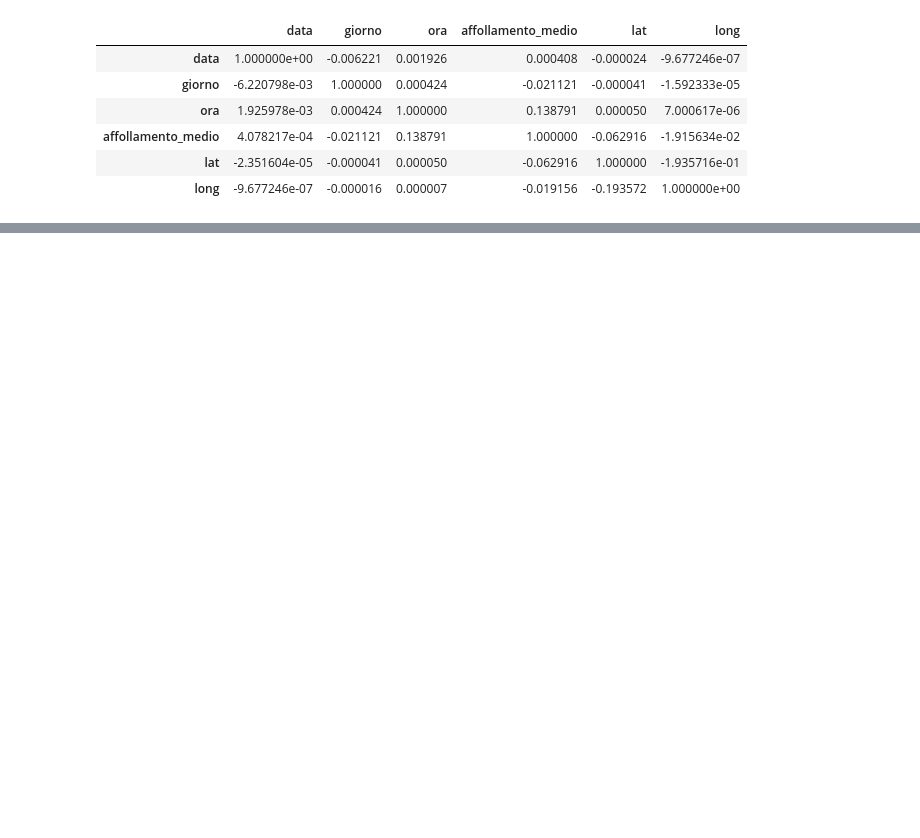
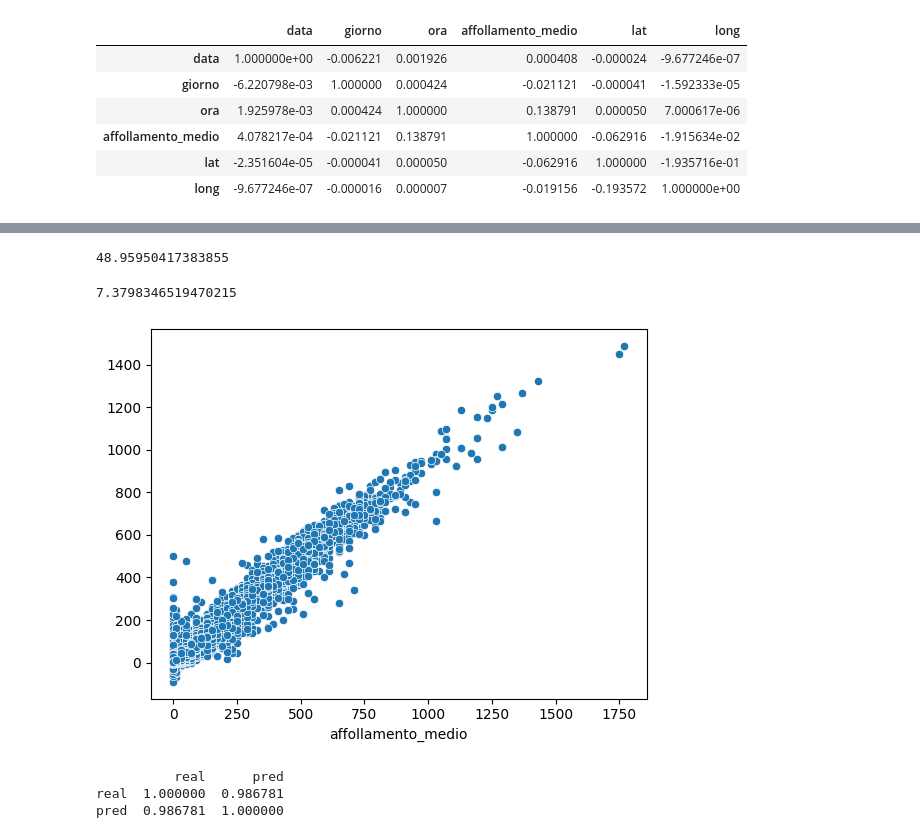
Before and after one commit to GabrieleBan/bologna_pop, a Jupyter notebook: main.ipynb, the cells around one changed output, grey strips where cells are left out. Drawn from its saved outputs; the diff is of its cells as text; code cells hidden in the pictures; blank space fills up the shorter version.

Commit message:
added regression

```diff
--- a/main.ipynb
+++ b/main.ipynb
@@ -233,0 +318,13 @@ plt.show()
+# %%
+from sklearn.preprocessing import StandardScaler
+
+scaler= StandardScaler()
+
+X=df.drop(columns='affollamento_medio')
+y=df['affollamento_medio']
+X=scaler.fit_transform(X)
+
+mean_y=y.mean()
+std_y=y.std()
+
+# y=[(t-mean_y)/std_y for t in y]
@@ -233,0 +345,44 @@ plt.show()
+# %%
+from sklearn.model_selection import train_test_split
+
+X_train, X_test, y_train, y_test = train_test_split(
+    X, y, test_size=0.33, random_state=42)
+# %%
+from sklearn.linear_model import LinearRegression
+from sklearn.metrics import mean_absolute_error
+model= LinearRegression()
+
+model.fit(X=X_train,y=y_train)
+
+preds=model.predict(X=X_test)
+print(mean_absolute_error(y_true=y_test, y_pred=preds))
+# %% [output]
+48.95950417383855
+# %%
+from xgboost import XGBRegressor
+from sklearn.metrics import mean_absolute_error
+model= XGBRegressor(n_estimators=200, max_depth=10, eta=0.1, subsample=0.7, colsample_bytree=0.8)
+
+model.fit(X=X_train,y=y_train)
+
+preds=model.predict(X=X_test)
+print(mean_absolute_error(y_true=y_test, y_pred=preds))
+# %% [output]
+7.3798346519470215
+# %%
+y_frame=pd.DataFrame()
+y_frame['real']=y_test
+y_frame['pred']=preds
+
+
+plt.figure()
+sns.scatterplot(x=y_test,y=preds)
+
+plt.show()
+
+print(y_frame.corr())
+# %% [output]
+[figure, added]
+          real      pred
+real  1.000000  0.986781
+pred  0.986781  1.000000
```
Also changed, not shown: parts of 5 cells of this notebook.
